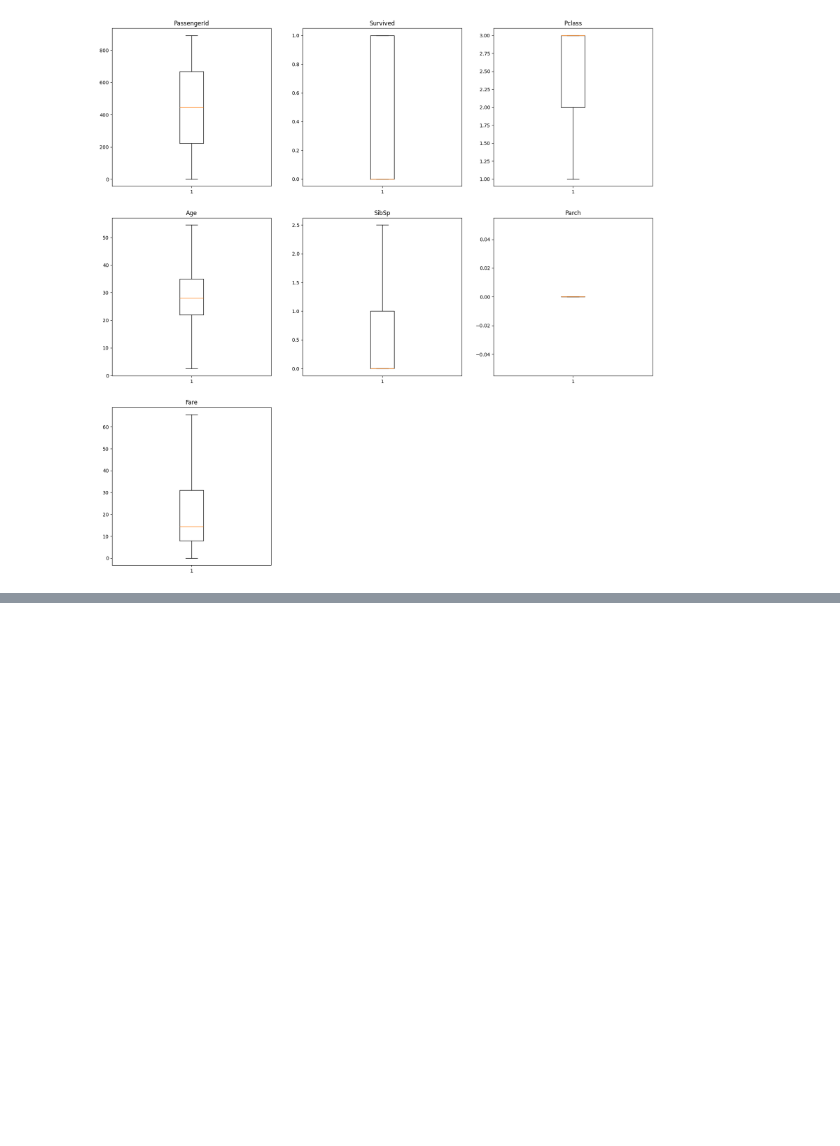
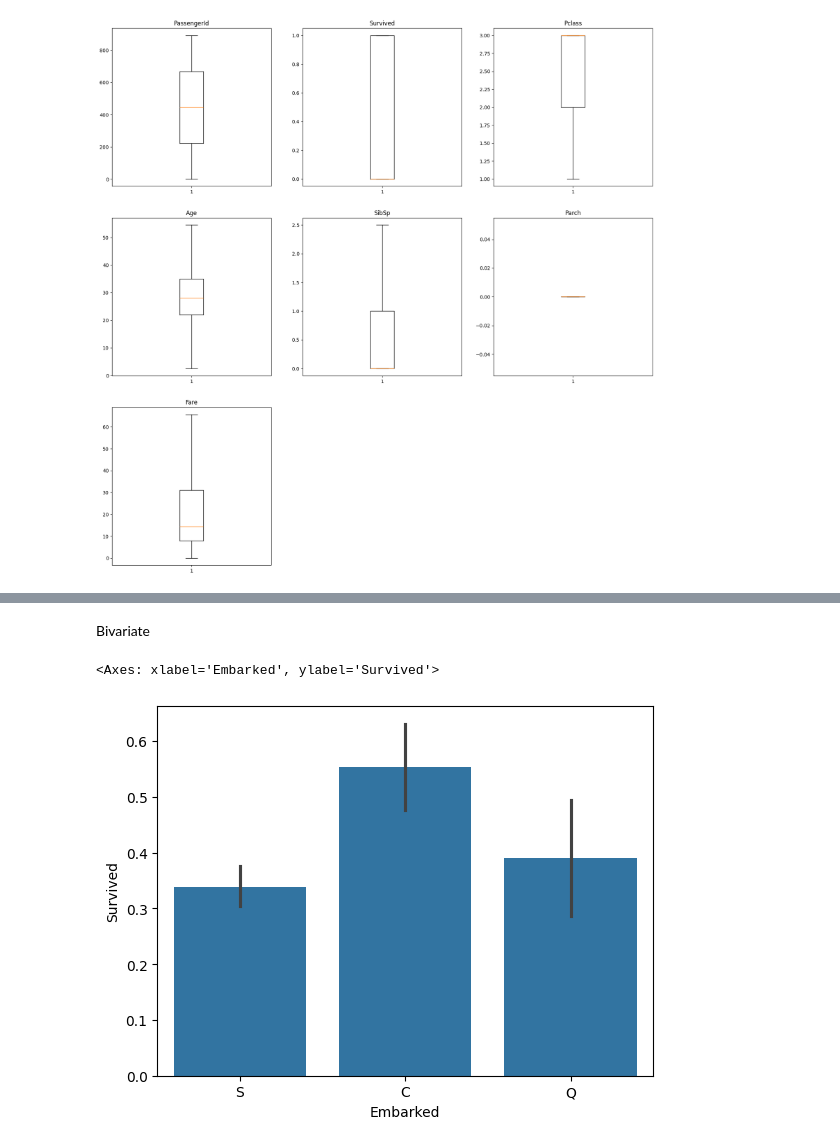
Before and after one commit to joyflorence/Data-miming-and-analytics, a Jupyter notebook: practical/train.ipynb, the cells around one changed output, grey strips where cells are left out. Drawn from its saved outputs; the diff is of its cells as text; code cells hidden in the pictures; blank space fills up the shorter version.

```diff
--- a/practical/train.ipynb
+++ b/practical/train.ipynb
@@ -115,0 +139,7 @@ boxplotting(numeric_train)
+# %% [markdown]
+Bivariate
+# %%
+sns.barplot(data=train_data,x = 'Embarked',y='Survived')
+# %% [output]
+<Axes: xlabel='Embarked', ylabel='Survived'>
+[figure, added]
```
Also changed, not shown: parts of 7 cells of this notebook, 2 other files.
